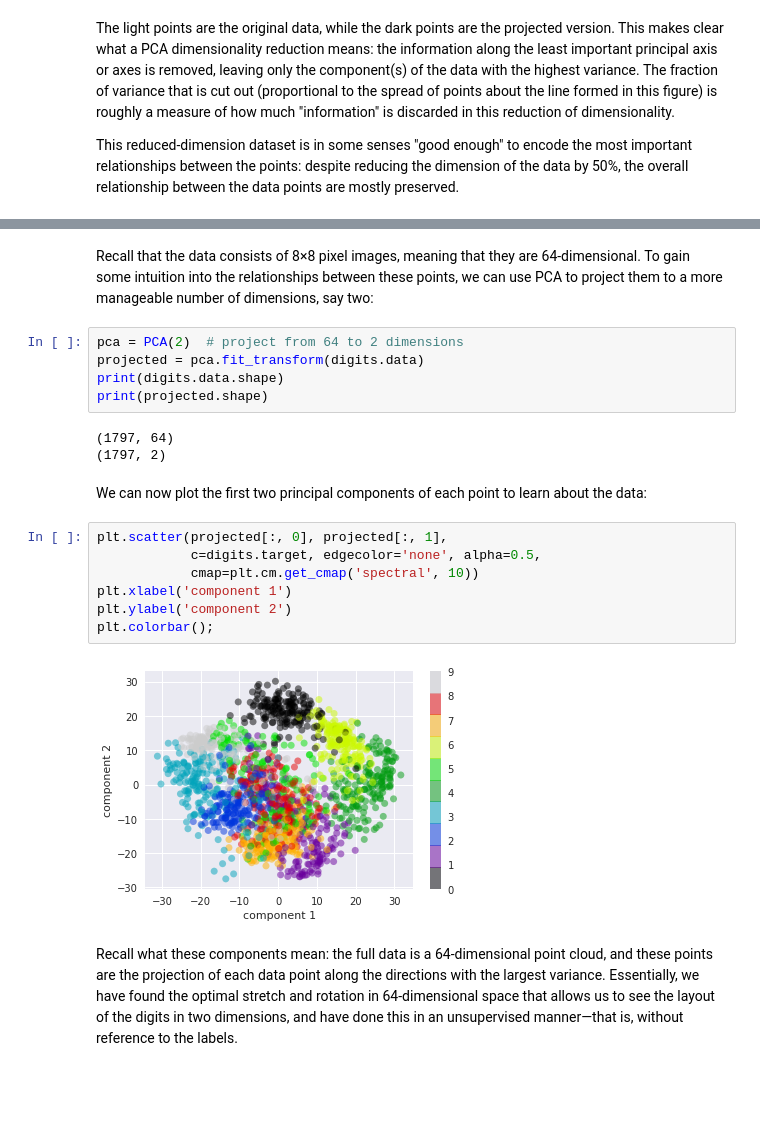
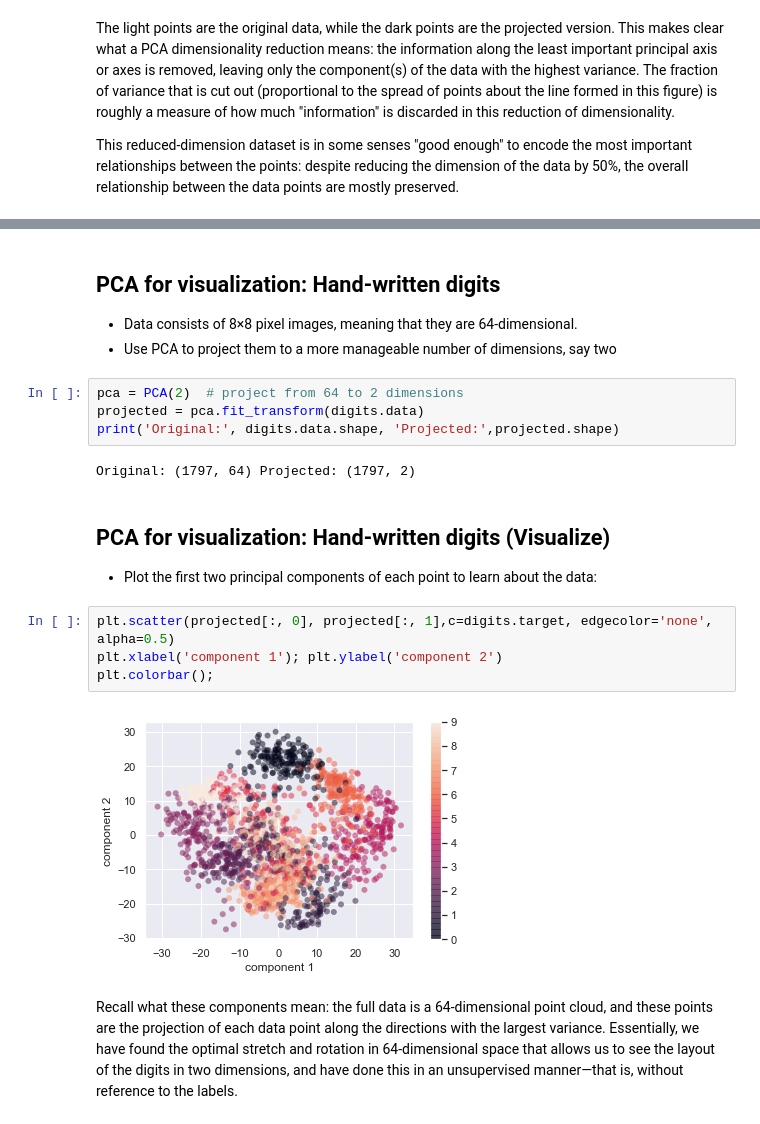
Before and after one commit to jordanott/DataScience, a Jupyter notebook: Notebooks/DimensionalityReduction.ipynb, the cells around one changed output, grey strips where cells are left out. Saved outputs shown, nothing was run; the diff lists cells and outputs as text; blank space fills up the shorter version.

```diff
--- a/Notebooks/DimensionalityReduction.ipynb
+++ b/Notebooks/DimensionalityReduction.ipynb
@@ -175,25 +211,22 @@ digits.data.shape
 # %% [markdown]
-Recall that the data consists of 8×8 pixel images, meaning that they are 64-dimensional.
-To gain some intuition into the relationships between these points, we can use PCA to project them to a more manageable number of dimensions, say two:
+## PCA for visualization: Hand-written digits
+* Data consists of 8×8 pixel images, meaning that they are 64-dimensional.
+* Use PCA to project them to a more manageable number of dimensions, say two
 # %%
 pca = PCA(2)  # project from 64 to 2 dimensions
 projected = pca.fit_transform(digits.data)
-print(digits.data.shape)
-print(projected.shape)
+print('Original:', digits.data.shape, 'Projected:',projected.shape)
 # %% [output]
-(1797, 64)
-(1797, 2)
+Original: (1797, 64) Projected: (1797, 2)
 # %% [markdown]
-We can now plot the first two principal components of each point to learn about the data:
+## PCA for visualization: Hand-written digits (Visualize)
+* Plot the first two principal components of each point to learn about the data:
 # %%
-plt.scatter(projected[:, 0], projected[:, 1],
-            c=digits.target, edgecolor='none', alpha=0.5,
-            cmap=plt.cm.get_cmap('spectral', 10))
-plt.xlabel('component 1')
-plt.ylabel('component 2')
+plt.scatter(projected[:, 0], projected[:, 1],c=digits.target, edgecolor='none', alpha=0.5)
+plt.xlabel('component 1'); plt.ylabel('component 2')
 plt.colorbar();
 # %% [output]
-[figure, old version]
+[figure, new version]
 # %% [markdown]
 Recall what these components mean: the full data is a 64-dimensional point cloud, and these points are the projection of each data point along the directions with the largest variance.
 Essentially, we have found the optimal stretch and rotation in 64-dimensional space that allows us to see the layout of the digits in two dimensions, and have done this in an unsupervised manner—that is, without reference to the labels.
```
Also changed, not shown: parts of 60 cells of this notebook.
